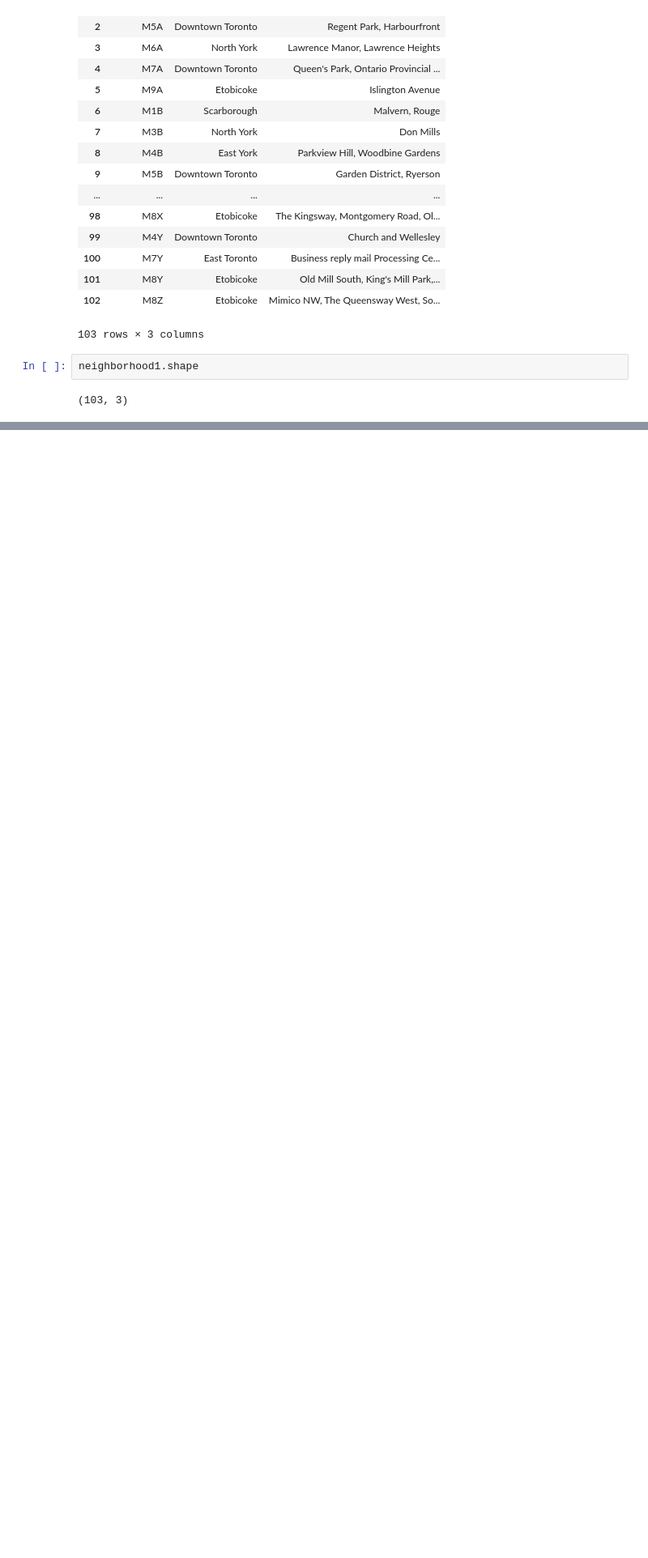
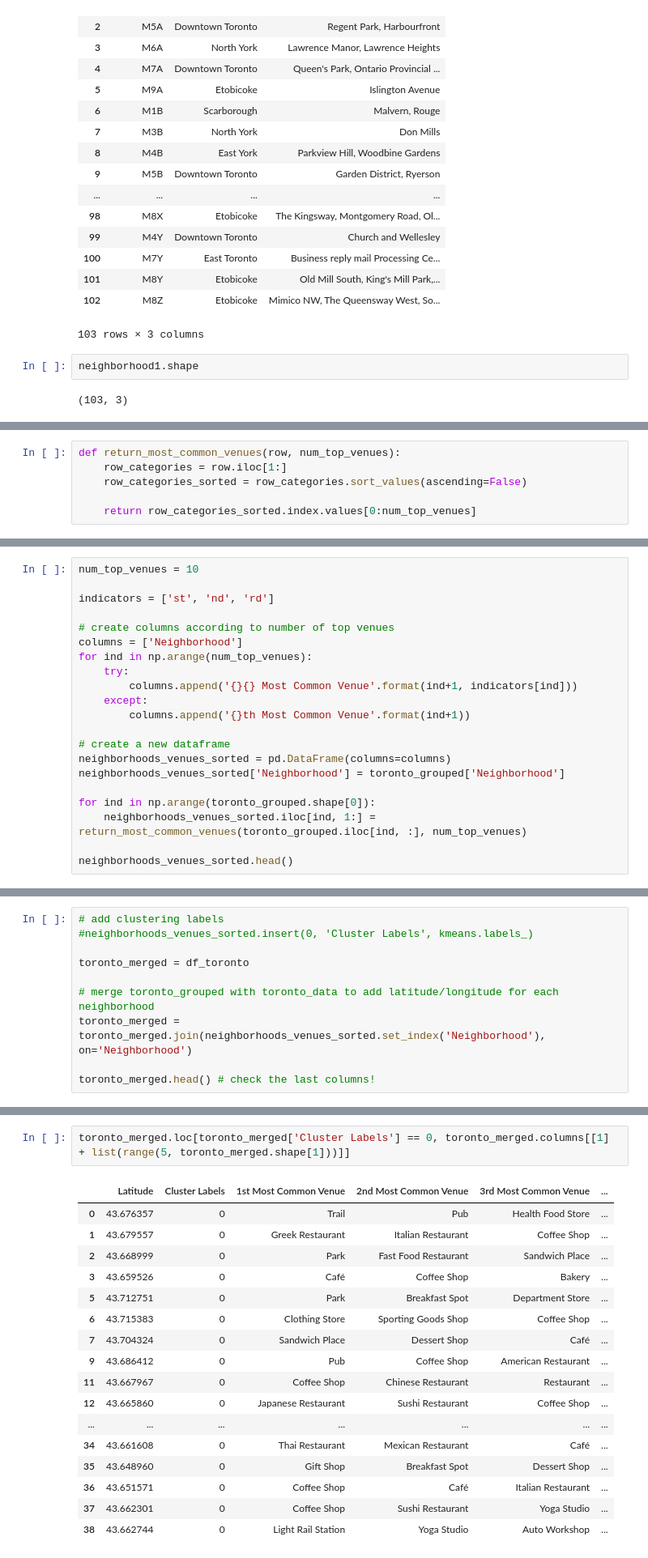
Before and after one commit to Caesar-Wei/Coursera_Capstone-for-IBM-Data-Science, a Jupyter notebook: Segmenting and Clustering Neighborhoods in Toronto.ipynb, the cells around one changed output, grey strips where cells are left out. Shown at 81% size. Cells and saved outputs as stored; diff of their text form; blank space fills up the shorter version.

```diff
--- a/Segmenting and Clustering Neighborhoods in Toronto.ipynb
+++ b/Segmenting and Clustering Neighborhoods in Toronto.ipynb
@@ -65,0 +399,6 @@ neighborhood1.shape
+# %%
+def return_most_common_venues(row, num_top_venues):
+    row_categories = row.iloc[1:]
+    row_categories_sorted = row_categories.sort_values(ascending=False)
+
+    return row_categories_sorted.index.values[0:num_top_venues]
@@ -65,0 +407,21 @@ neighborhood1.shape
+# %%
+num_top_venues = 10
+
+indicators = ['st', 'nd', 'rd']
+
+# create columns according to number of top venues
+columns = ['Neighborhood']
+for ind in np.arange(num_top_venues):
+    try:
+        columns.append('{}{} Most Common Venue'.format(ind+1, indicators[ind]))
+    except:
+        columns.append('{}th Most Common Venue'.format(ind+1))
+
+# create a new dataframe
+neighborhoods_venues_sorted = pd.DataFrame(columns=columns)
+neighborhoods_venues_sorted['Neighborhood'] = toronto_grouped['Neighborhood']
+
+for ind in np.arange(toronto_grouped.shape[0]):
+    neighborhoods_venues_sorted.iloc[ind, 1:] = return_most_common_venues(toronto_grouped.iloc[ind, :], num_top_venues)
+
+neighborhoods_venues_sorted.head()
@@ -65,0 +450,10 @@ neighborhood1.shape
+# %%
+# add clustering labels
+#neighborhoods_venues_sorted.insert(0, 'Cluster Labels', kmeans.labels_)
+
+toronto_merged = df_toronto
+
+# merge toronto_grouped with toronto_data to add latitude/longitude for each neighborhood
+toronto_merged = toronto_merged.join(neighborhoods_venues_sorted.set_index('Neighborhood'), on='Neighborhood')
+
+toronto_merged.head() # check the last columns!
@@ -65,0 +499,20 @@ neighborhood1.shape
+# %%
+toronto_merged.loc[toronto_merged['Cluster Labels'] == 0, toronto_merged.columns[[1] + list(range(5, toronto_merged.shape[1]))]]
+# %% [output]
+|  | Latitude | Cluster Labels | 1st Most Common Venue | 2nd Most Common Venue | 3rd Most Common Venue | ... |
+| 0 | 43.676357 | 0 | Trail | Pub | Health Food Store | ... |
+| 1 | 43.679557 | 0 | Greek Restaurant | Italian Restaurant | Coffee Shop | ... |
+| 2 | 43.668999 | 0 | Park | Fast Food Restaurant | Sandwich Place | ... |
+| 3 | 43.659526 | 0 | Café | Coffee Shop | Bakery | ... |
+| 5 | 43.712751 | 0 | Park | Breakfast Spot | Department Store | ... |
+| 6 | 43.715383 | 0 | Clothing Store | Sporting Goods Shop | Coffee Shop | ... |
+| 7 | 43.704324 | 0 | Sandwich Place | Dessert Shop | Café | ... |
+| 9 | 43.686412 | 0 | Pub | Coffee Shop | American Restaurant | ... |
+| 11 | 43.667967 | 0 | Coffee Shop | Chinese Restaurant | Restaurant | ... |
+| 12 | 43.665860 | 0 | Japanese Restaurant | Sushi Restaurant | Coffee Shop | ... |
+| ... | ... | ... | ... | ... | ... | ... |
+| 34 | 43.661608 | 0 | Thai Restaurant | Mexican Restaurant | Café | ... |
+| 35 | 43.648960 | 0 | Gift Shop | Breakfast Spot | Dessert Shop | ... |
+| 36 | 43.651571 | 0 | Coffee Shop | Café | Italian Restaurant | ... |
+| 37 | 43.662301 | 0 | Coffee Shop | Sushi Restaurant | Yoga Studio | ... |
+| 38 | 43.662744 | 0 | Light Rail Station | Yoga Studio | Auto Workshop | ... |
```
Also changed, not shown: parts of 39 cells of this notebook.
